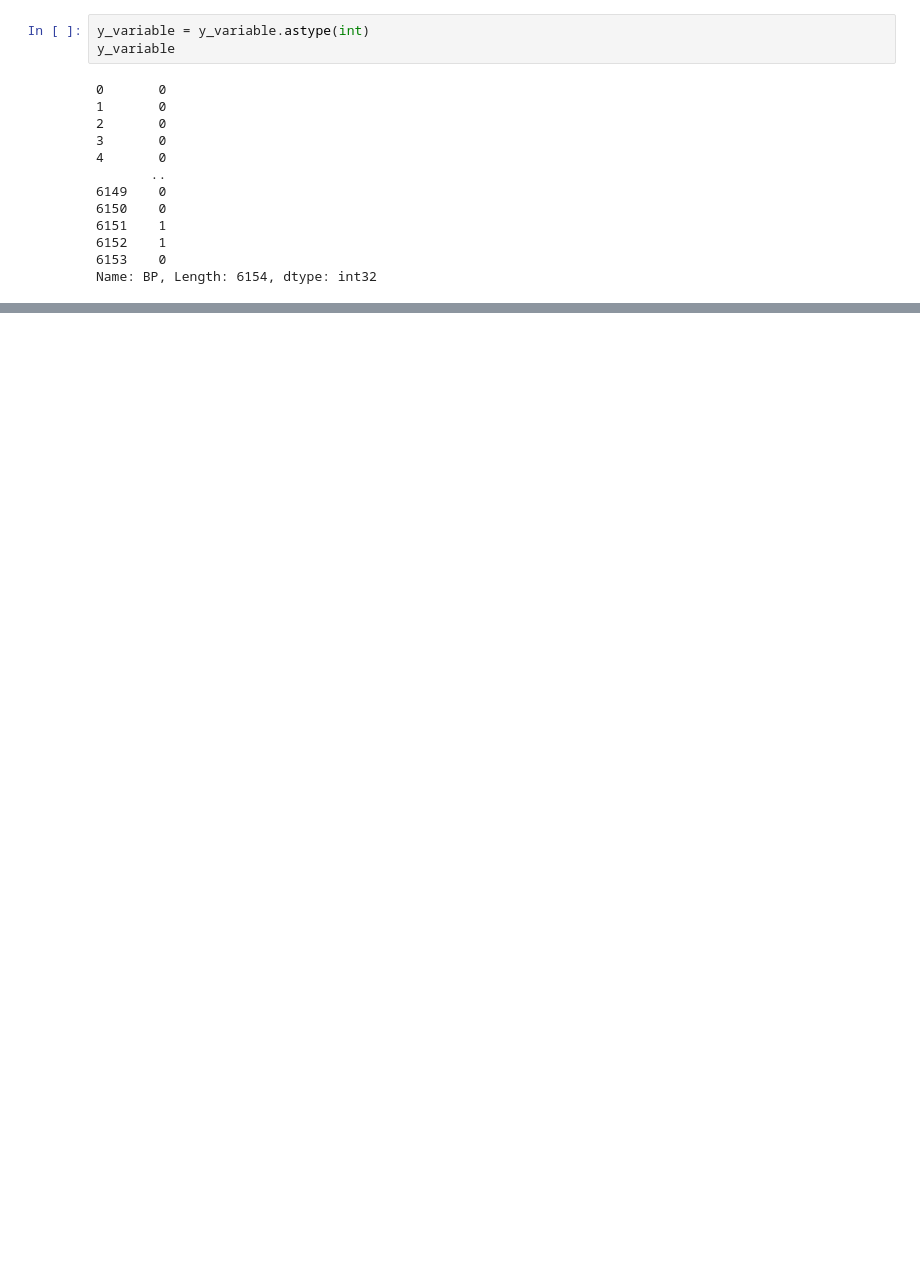
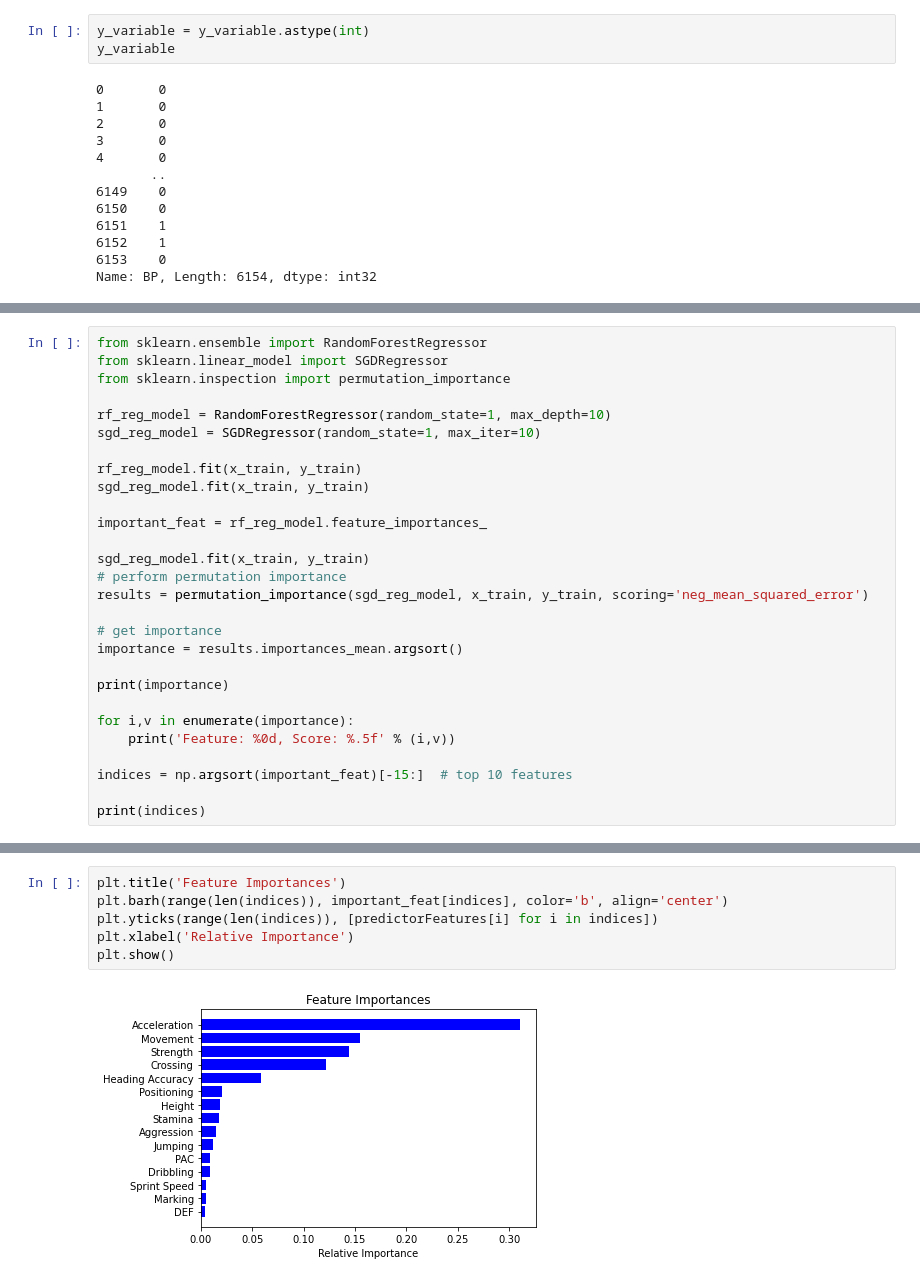
Before and after one commit to RonnieSosan/DataCleaner, a Jupyter notebook: Untitled.ipynb, the cells around one changed output, grey strips where cells are left out. Saved outputs shown, nothing was run; the diff lists cells and outputs as text; blank space fills up the shorter version.

```diff
--- a/Untitled.ipynb
+++ b/Untitled.ipynb
@@ -279,0 +365,28 @@ array([[ 1.99813451e+00,  9.96501712e-01, -2.59608551e-02, ...,
+# %%
+from sklearn.ensemble import RandomForestRegressor
+from sklearn.linear_model import SGDRegressor
+from sklearn.inspection import permutation_importance
+
+rf_reg_model = RandomForestRegressor(random_state=1, max_depth=10)
+sgd_reg_model = SGDRegressor(random_state=1, max_iter=10)
+
+rf_reg_model.fit(x_train, y_train)
+sgd_reg_model.fit(x_train, y_train)
+
+important_feat = rf_reg_model.feature_importances_
+
+sgd_reg_model.fit(x_train, y_train)
+# perform permutation importance
+results = permutation_importance(sgd_reg_model, x_train, y_train, scoring='neg_mean_squared_error')
+
+# get importance
+importance = results.importances_mean.argsort()
+
+print(importance)
+
+for i,v in enumerate(importance):
+	print('Feature: %0d, Score: %.5f' % (i,v))
+
+indices = np.argsort(important_feat)[-15:]  # top 10 features
+
+print(indices)
@@ -279,0 +411,8 @@ array([[ 1.99813451e+00,  9.96501712e-01, -2.59608551e-02, ...,
+# %%
+plt.title('Feature Importances')
+plt.barh(range(len(indices)), important_feat[indices], color='b', align='center')
+plt.yticks(range(len(indices)), [predictorFeatures[i] for i in indices])
+plt.xlabel('Relative Importance')
+plt.show()
+# %% [output]
+[figure, added]
```
Also changed, not shown: parts of 33 cells of this notebook.
